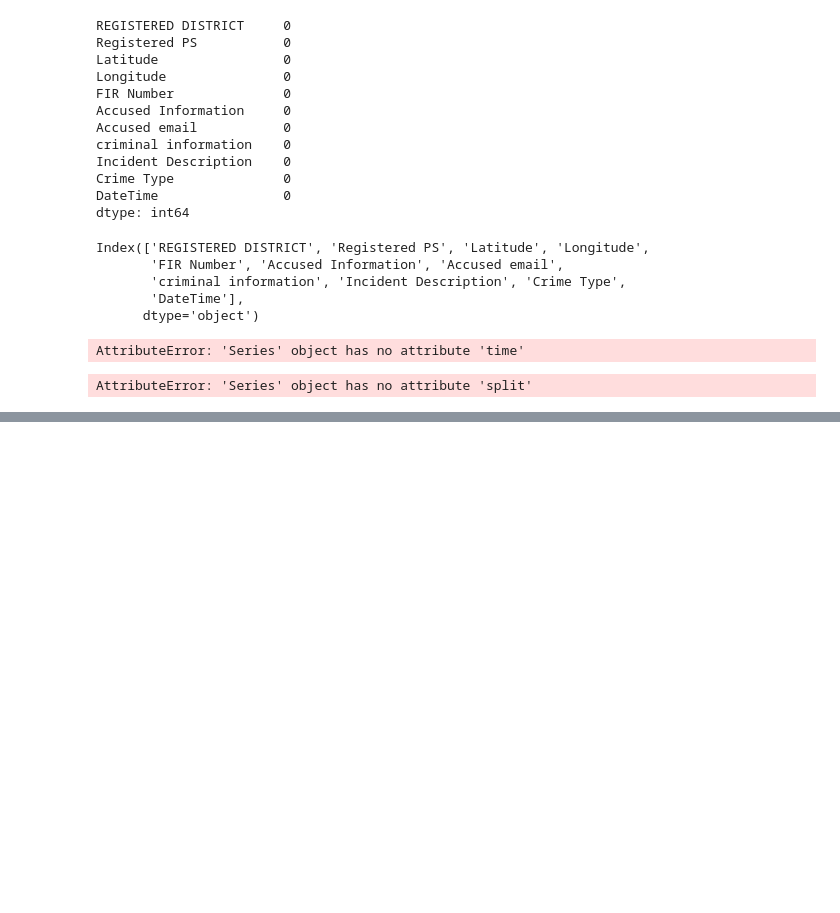
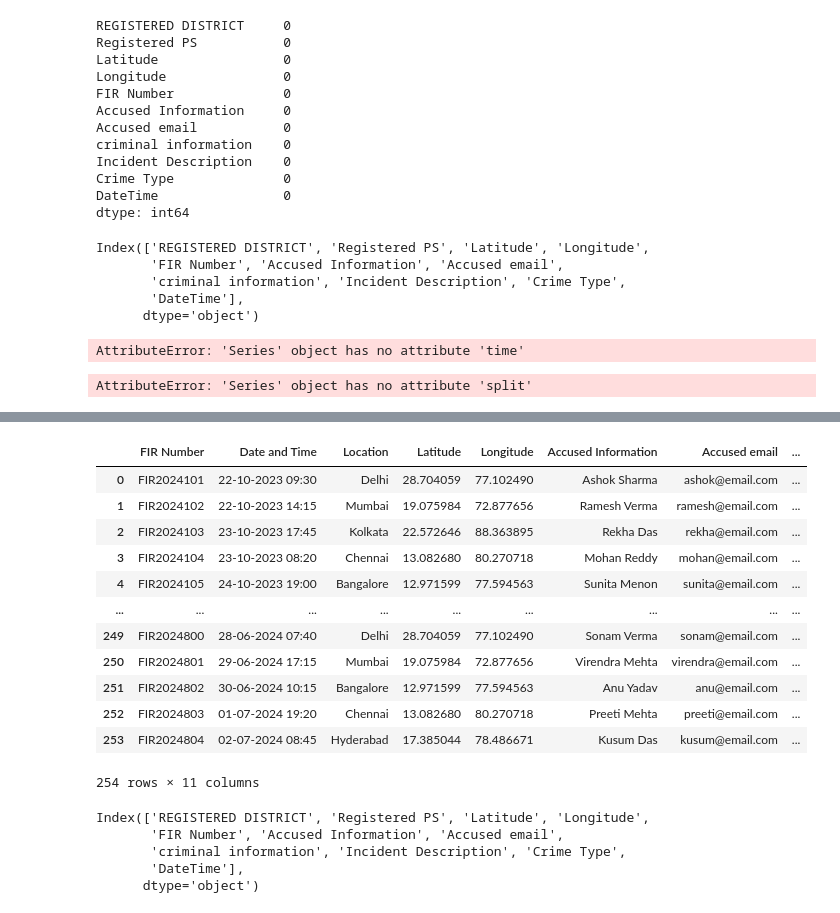
Before and after one commit to PriyaSingh03/CrimeMapping, a Jupyter notebook: data/notebooks/fir_notebook/fir_notebook.ipynb, the cells around one changed output, grey strips where cells are left out. Saved outputs shown, nothing was run; the diff lists cells and outputs as text; code cells hidden in the pictures; blank space fills up the shorter version.

```diff
--- a/data/notebooks/fir_notebook/fir_notebook.ipynb
+++ b/data/notebooks/fir_notebook/fir_notebook.ipynb
@@ -433,0 +472,24 @@ AttributeError: 'Series' object has no attribute 'hour'
+# %%
+df_cleaned_india
+# %% [output]
+|  | FIR Number | Date and Time | Location | Latitude | Longitude | Accused Information | Accused email | ... |
+| 0 | FIR2024101 | 22-10-2023 09:30 | Delhi | 28.704059 | 77.102490 | Ashok Sharma | ashok@email.com | ... |
+| 1 | FIR2024102 | 22-10-2023 14:15 | Mumbai | 19.075984 | 72.877656 | Ramesh Verma | ramesh@email.com | ... |
+| 2 | FIR2024103 | 23-10-2023 17:45 | Kolkata | 22.572646 | 88.363895 | Rekha Das | rekha@email.com | ... |
+| 3 | FIR2024104 | 23-10-2023 08:20 | Chennai | 13.082680 | 80.270718 | Mohan Reddy | mohan@email.com | ... |
+| 4 | FIR2024105 | 24-10-2023 19:00 | Bangalore | 12.971599 | 77.594563 | Sunita Menon | sunita@email.com | ... |
+| ... | ... | ... | ... | ... | ... | ... | ... | ... |
+| 249 | FIR2024800 | 28-06-2024 07:40 | Delhi | 28.704059 | 77.102490 | Sonam Verma | sonam@email.com | ... |
+| 250 | FIR2024801 | 29-06-2024 17:15 | Mumbai | 19.075984 | 72.877656 | Virendra Mehta | virendra@email.com | ... |
+| 251 | FIR2024802 | 30-06-2024 10:15 | Bangalore | 12.971599 | 77.594563 | Anu Yadav | anu@email.com | ... |
+| 252 | FIR2024803 | 01-07-2024 19:20 | Chennai | 13.082680 | 80.270718 | Preeti Mehta | preeti@email.com | ... |
+| 253 | FIR2024804 | 02-07-2024 08:45 | Hyderabad | 17.385044 | 78.486671 | Kusum Das | kusum@email.com | ... |
+254 rows × 11 columns
+# %%
+PERFECT_FIR_DATASET.columns
+# %% [output]
+Index(['REGISTERED DISTRICT', 'Registered PS', 'Latitude', 'Longitude',
+       'FIR Number', 'Accused Information', 'Accused email',
+       'criminal information', 'Incident Description', 'Crime Type',
+       'DateTime'],
+      dtype='object')
```
Also changed, not shown: parts of 5 cells of this notebook, 1 other file.
